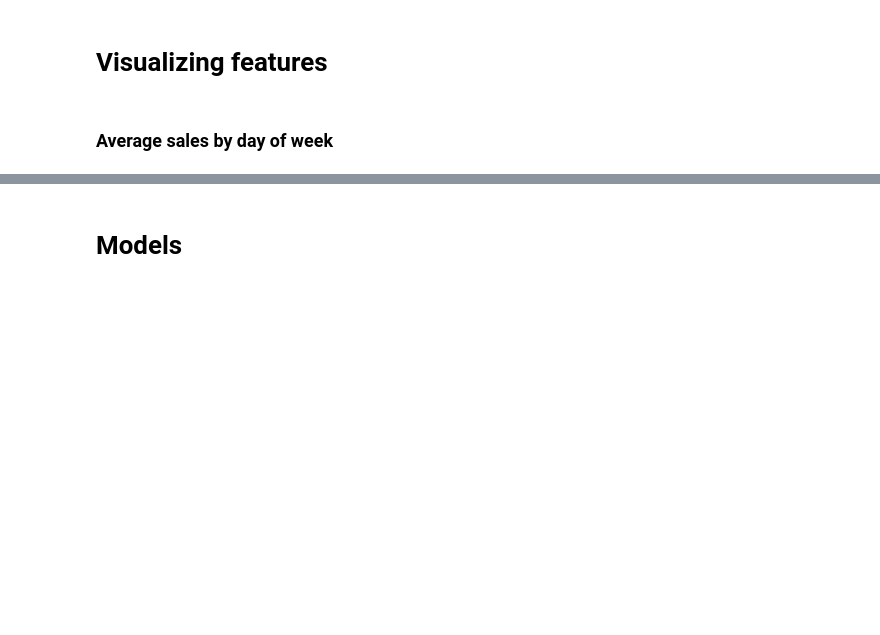
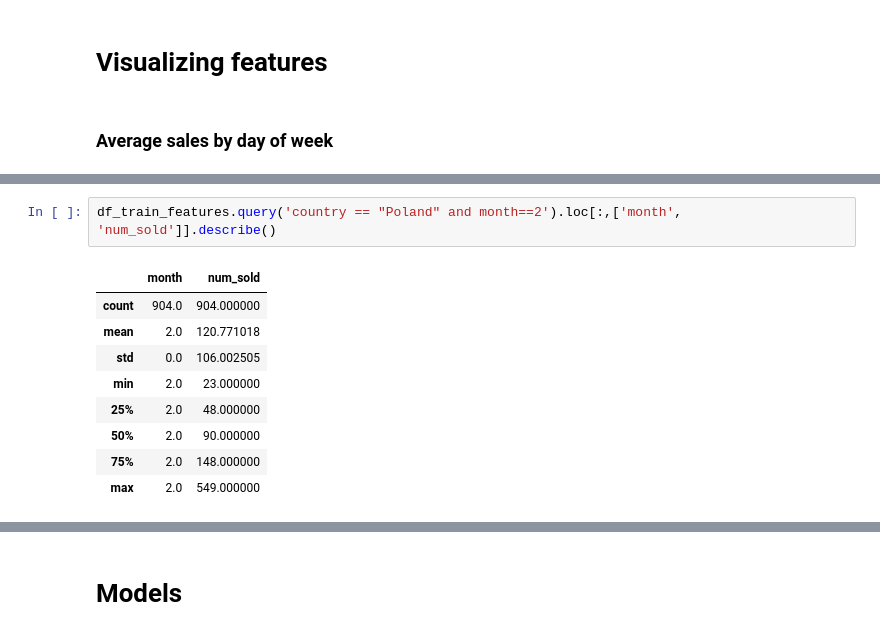
Before and after one commit to nayefahmad/kaggle-tabular-playground, a Jupyter notebook: 01-eda.ipynb, the cells around one changed output, grey strips where cells are left out. Cells and saved outputs as stored; diff of their text form; blank space fills up the shorter version.

```diff
--- a/01-eda.ipynb
+++ b/01-eda.ipynb
@@ -312,0 +353,12 @@ for n, group_tuple in enumerate(df_grouped_store):
+# %%
+df_train_features.query('country == "Poland" and month==2').loc[:,['month', 'num_sold']].describe()
+# %% [output]
+|  | month | num_sold |
+| count | 904.0 | 904.000000 |
+| mean | 2.0 | 120.771018 |
+| std | 0.0 | 106.002505 |
+| min | 2.0 | 23.000000 |
+| 25% | 2.0 | 48.000000 |
+| 50% | 2.0 | 90.000000 |
+| 75% | 2.0 | 148.000000 |
+| max | 2.0 | 549.000000 |
```
Also changed, not shown: parts of 6 cells of this notebook.
